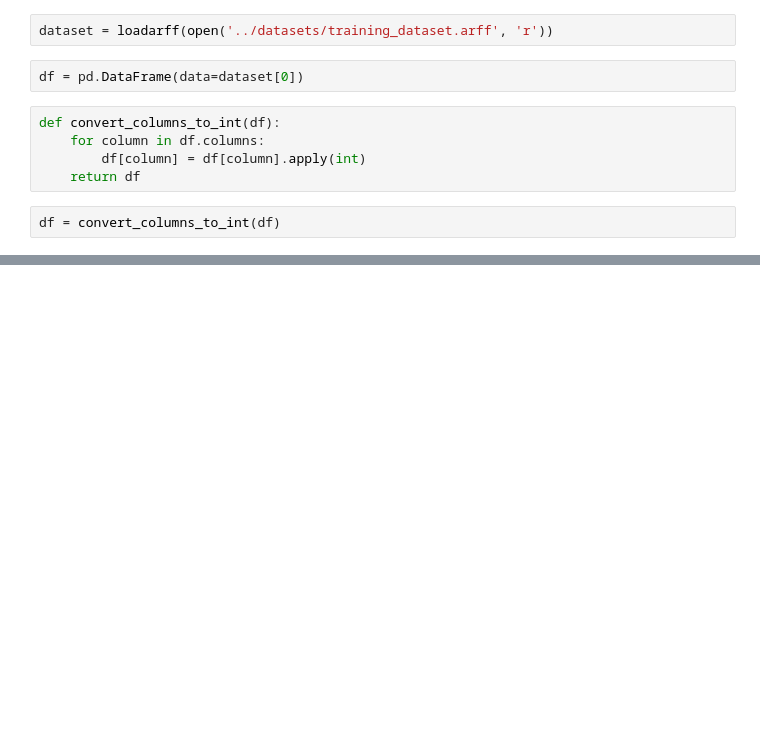
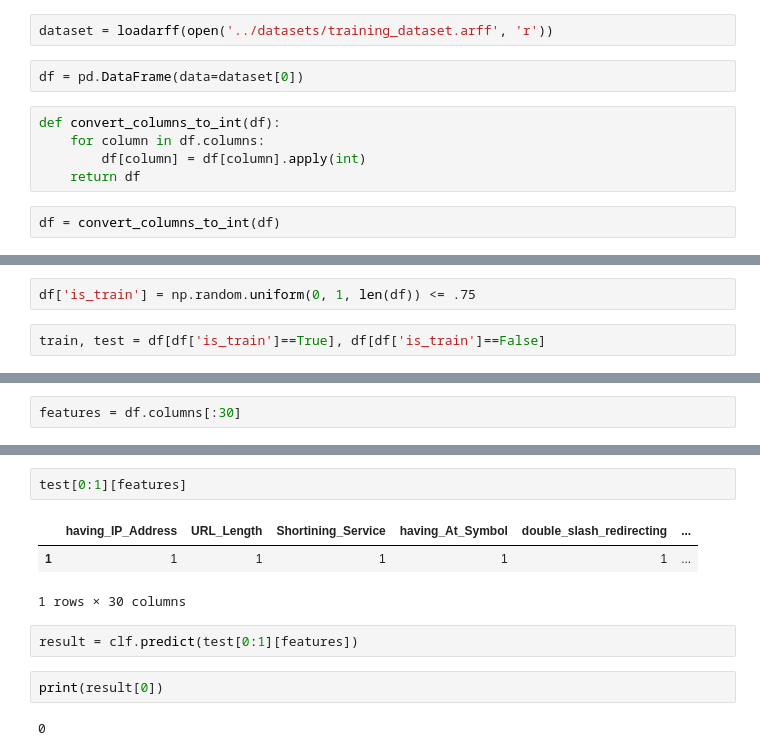
Before and after one commit to josevictorferreira/phishing_detection, a Jupyter notebook: notebooks/TratandoDados.ipynb, the cells around one changed output, grey strips where cells are left out. Drawn from its saved outputs; the diff is of its cells as text; blank space fills up the shorter version.

```diff
--- a/notebooks/TratandoDados.ipynb
+++ b/notebooks/TratandoDados.ipynb
@@ -18,0 +19,4 @@ AttributeError: 'DataFrame' object has no attribute 'save'
+# %%
+df['is_train'] = np.random.uniform(0, 1, len(df)) <= .75
+# %%
+train, test = df[df['is_train']==True], df[df['is_train']==False]
@@ -18,0 +29,2 @@ AttributeError: 'DataFrame' object has no attribute 'save'
+# %%
+features = df.columns[:30]
@@ -18,0 +112,12 @@ AttributeError: 'DataFrame' object has no attribute 'save'
+# %%
+test[0:1][features]
+# %% [output]
+|  | having_IP_Address | URL_Length | Shortining_Service | having_At_Symbol | double_slash_redirecting | ... |
+| 1 | 1 | 1 | 1 | 1 | 1 | ... |
+1 rows × 30 columns
+# %%
+result = clf.predict(test[0:1][features])
+# %%
+print(result[0])
+# %% [output]
+0
```
Also changed, not shown: parts of 16 cells of this notebook, 1 other file.
